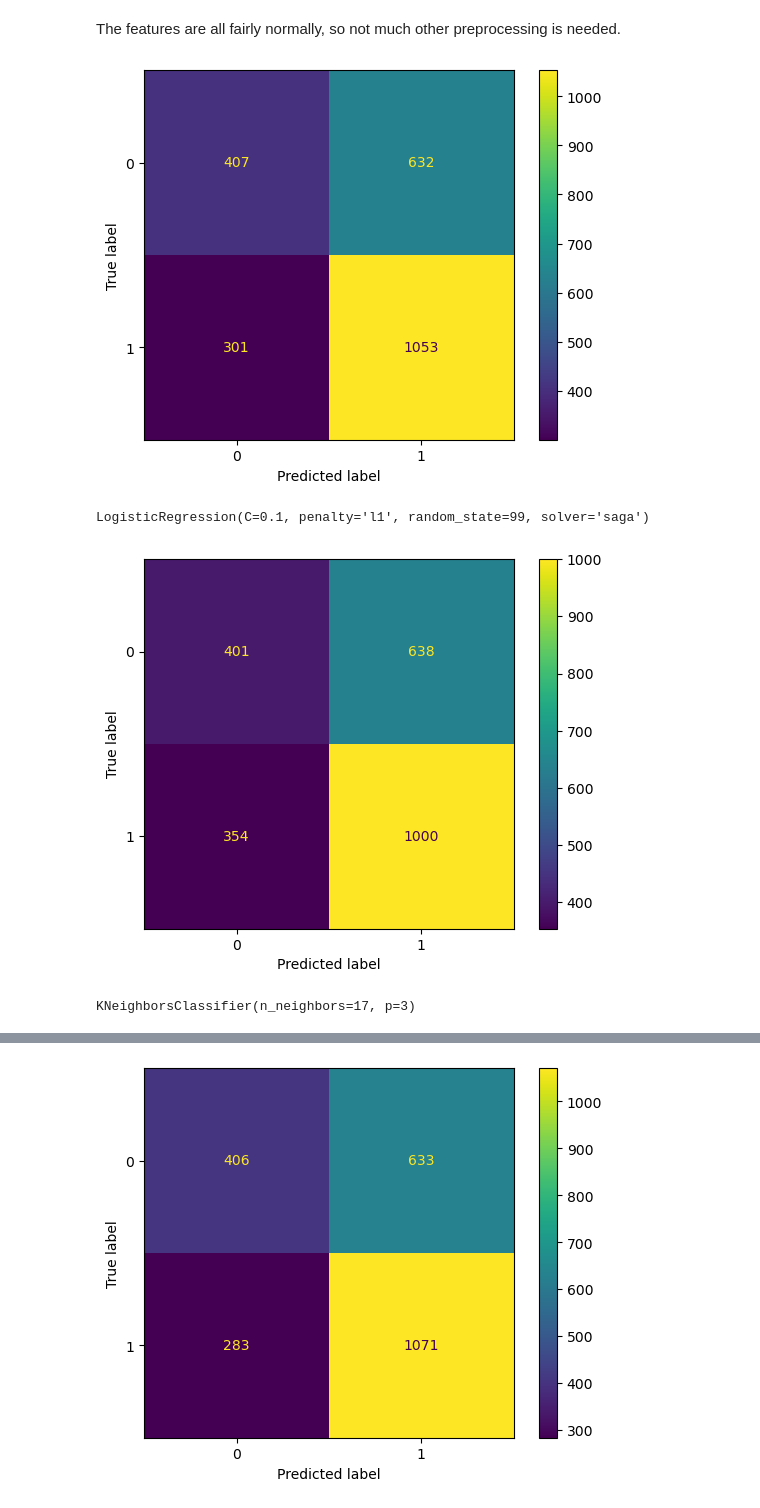
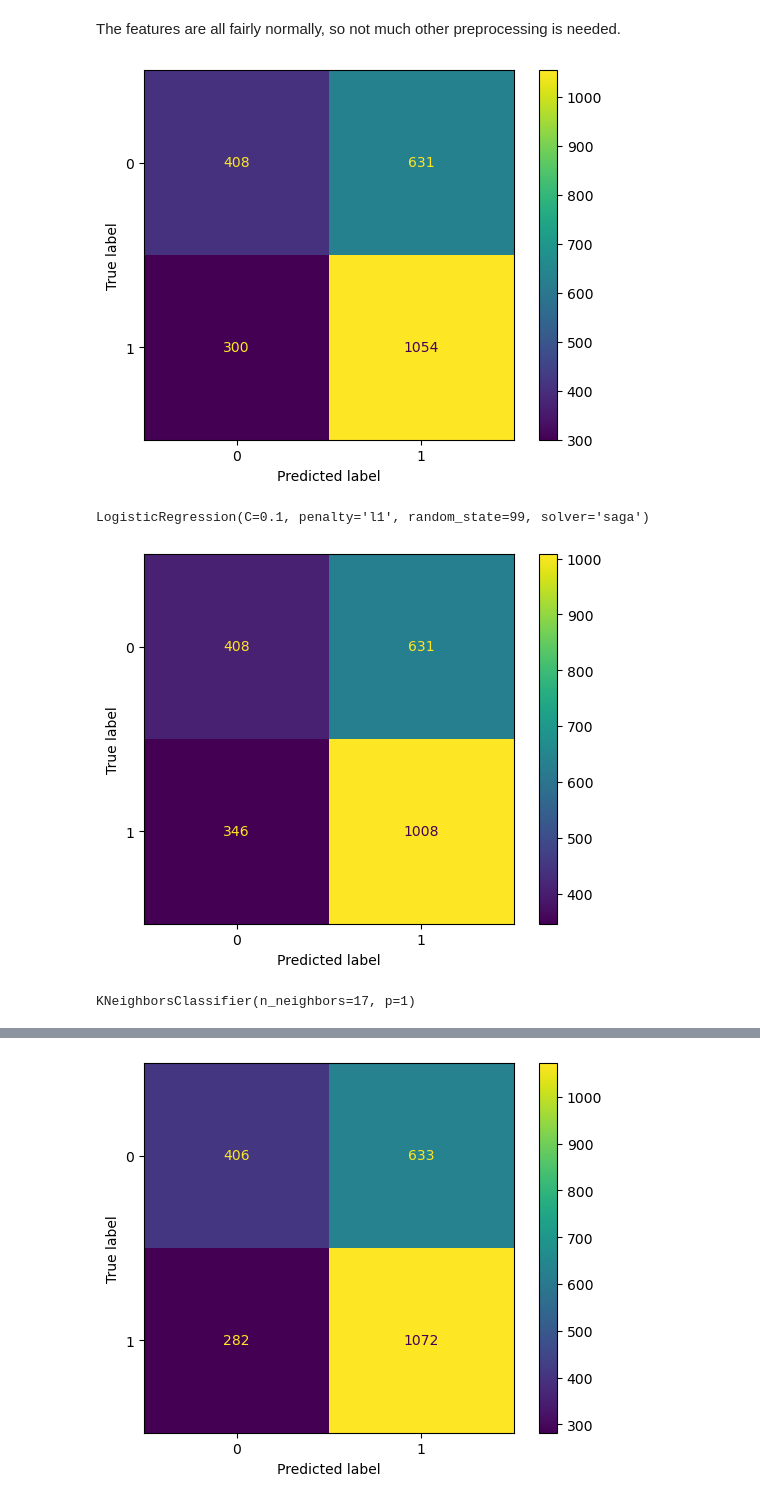
Before and after one commit to luke-lite/NBA-Prediction-Modeling, a Jupyter notebook: NBA-Prediction-Modeling.ipynb, the cells around one changed output, grey strips where cells are left out. Drawn from its saved outputs; the diff is of its cells as text; code cells hidden in the pictures.

```diff
--- a/NBA-Prediction-Modeling.ipynb
+++ b/NBA-Prediction-Modeling.ipynb
@@ -186,7 +187,6 @@ conn.close()
 # %%
 # four factor data (10, 20, 30 game averages)
 team_factor_10 = pd.read_csv('data/team_factor_10.csv', index_col=0)
-team_factor_10['away_team'].replace('CHA', 'CHO', inplace=True)
 team_factor_20 = pd.read_csv('data/team_factor_20.csv', index_col=0)
 team_factor_30 = pd.read_csv('data/team_factor_30.csv', index_col=0)
 
@@ -326,9 +306,9 @@ class ModelEval():
 
     model_name : a string with the model name
 
-    results_df : dataframe to hold the results from each successive model
+    results_df : dataframe to hold the results for each successive model
 
-    residuals_df : dataframe to hold the predictions from each successive model
+    residuals_df : dataframe to hold the predictions for each successive model
 
     stats : X_train, X_test, y_train, y_test from sklearn.model_selection.train_test_split
 
@@ -337,7 +317,7 @@ class ModelEval():
     scaler : a 'yes'/'no' string indicating whether the model requires
              scaling the data with sklearn.preprocessing.StandardScaler
 
-    pca : a 'yes'/'no' string indicating whether or not to perform PCA on the data.
+    pca : a 'yes'/'no' string indicating whether or not to perform scaling and PCA on the data.
     '''
 
     def __init__(self, model, model_name, results_df, residuals_df, stats, param_grid, scaler='no', pca='no'):
@@ -1210,7 +1188,7 @@ log_param_grid = {
 log_pca = ModelEval(log_gs, 'log_pca', results_df, residuals_df_pca, stats, log_param_grid, pca='yes')
 log_pca.full_diag()
 # %% [output]
-[figure, old version]
+[figure, new version]
 # %%
 log_pca.params_model
 # %% [output]
@@ -1218,19 +1196,19 @@ LogisticRegression(C=0.1, penalty='l1', random_state=99, solver='saga')
 # %%
 knn = KNeighborsClassifier()
 knn_param_grid = {
-    'n_neighbors': [13, 15, 17],
+    'n_neighbors': [15, 17, 19],
     'weights': ['uniform', 'distance'],
     'p': [1, 2, 3]
 }
 
 knn_pca = ModelEval(knn, 'knn_pca', results_df, residuals_df_pca, stats, knn_param_grid, pca='yes')
 knn_pca.full_diag()
 # %% [output]
-[figure, old version]
+[figure, new version]
 # %%
 knn_pca.params_model
 # %% [output]
-KNeighborsClassifier(n_neighbors=17, p=3)
+KNeighborsClassifier(n_neighbors=17, p=1)
 # %%
 rfc = RandomForestClassifier(random_state=seed)
 rfc_param_grid = {
```
Also changed, not shown: parts of 74 cells of this notebook.
